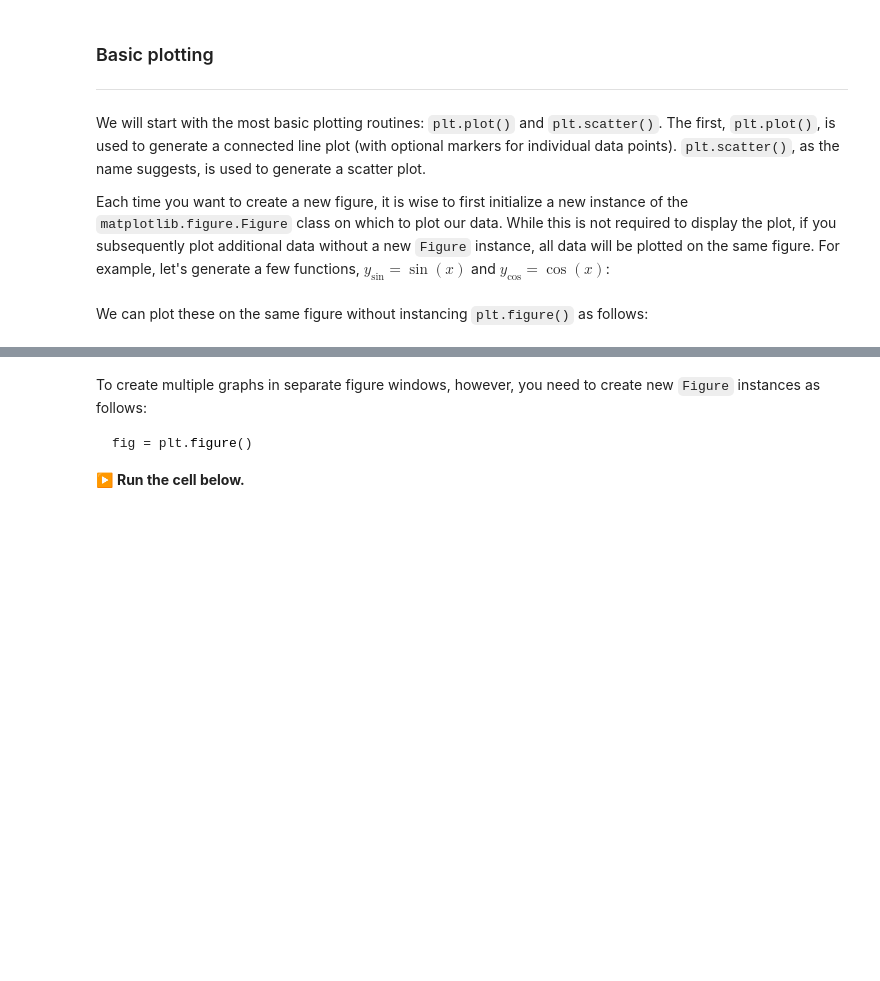
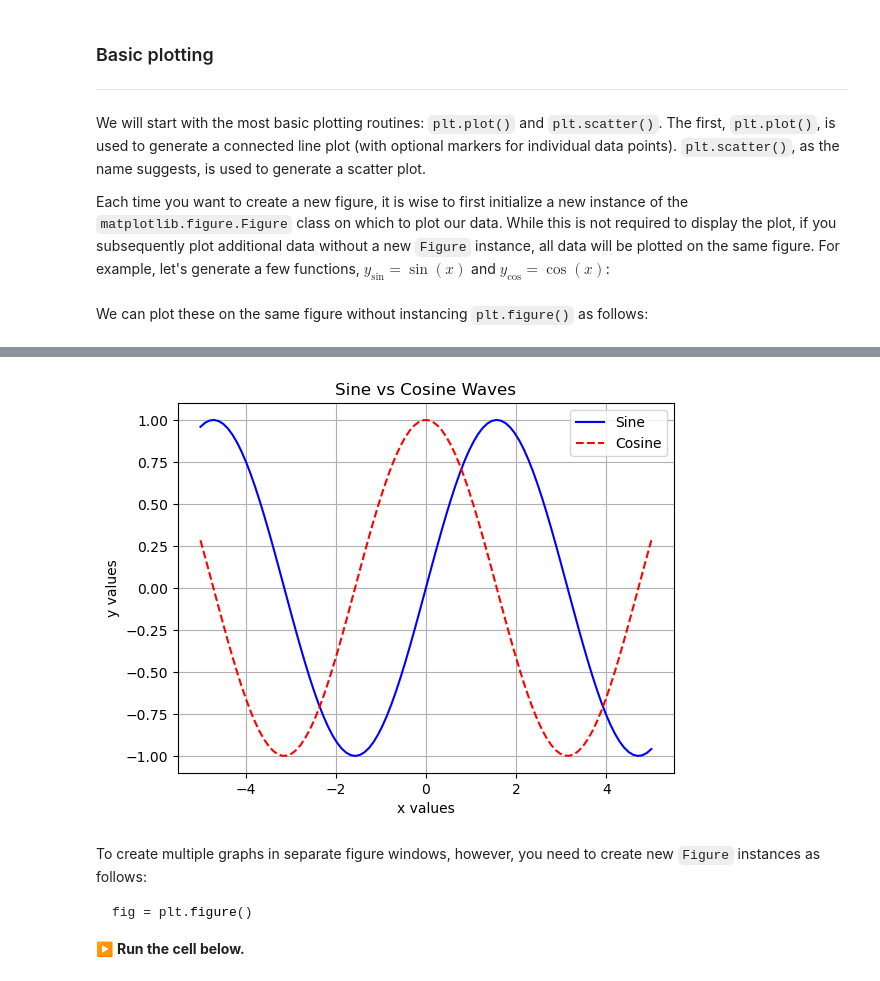
Before and after one commit to Minteb/Numpy-for-geospatial-science, a Jupyter notebook: Matplotlib.ipynb, the cells around one changed output, grey strips where cells are left out. Cells and saved outputs as stored; diff of their text form; code cells hidden in the pictures; blank space fills up the shorter version.

```diff
--- a/Matplotlib.ipynb
+++ b/Matplotlib.ipynb
@@ -115,4 +120,15 @@ plt.plot(x,ycos)
 [figure]
+# %%
+plt.plot(x, ysin, label='Sine', color='blue', linestyle='-')            # label='Sine' – This gives a name to the line that will appear in the legend.
+plt.plot(x, ycos, label='Cosine', color='red', linestyle='--')          # label='Cosine' – This gives a name to the line that will appear in the legend.
+plt.title("Sine vs Cosine Waves")                                       # plt.title() sets the title of the plot, which will be displayed at the top of the graph.
+plt.xlabel("x values")
+plt.ylabel("y values")                                                  # plt.xlabel() and plt.ylabel() set the labels for the x-axis and y-axis, respectively, which will help in understanding what the axes represent.
+plt.grid(True)                                                          # plt.grid(True) adds a grid to the plot, making it easier to read the values and compare the sine and cosine waves.
+plt.legend()  # Shows the label legend                                  # plt.legend() displays the legend on the plot, which will show the labels for the sine and cosine lines, making it easier to identify which line corresponds to which function.
+plt.show()
+# %% [output]
+[figure, added]
 # %% [markdown]
 To create multiple graphs in separate figure windows, however, you need to create new `Figure` instances as follows:
 
```
Also changed, not shown: parts of 36 cells of this notebook.
